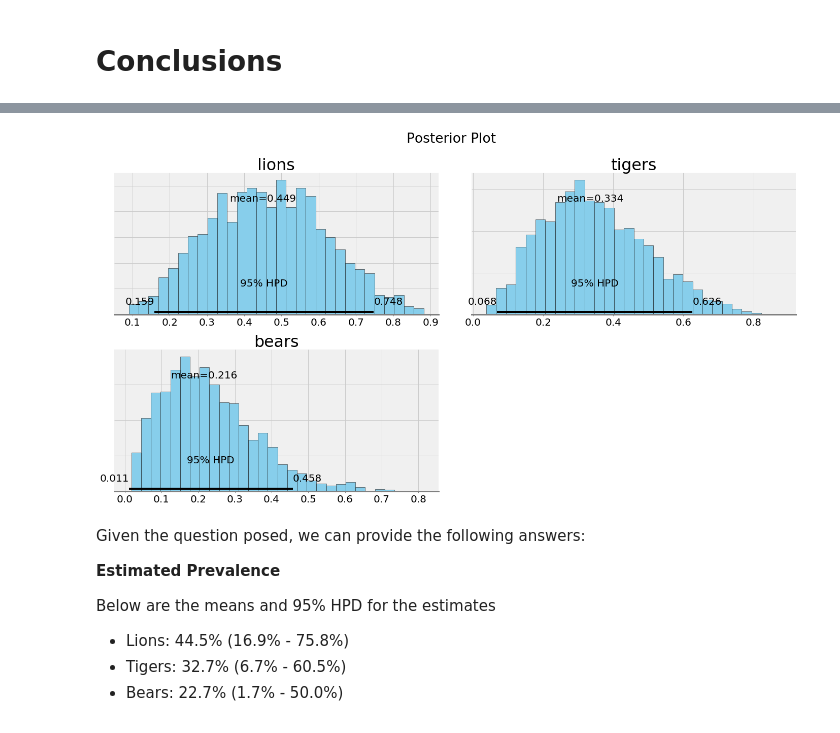
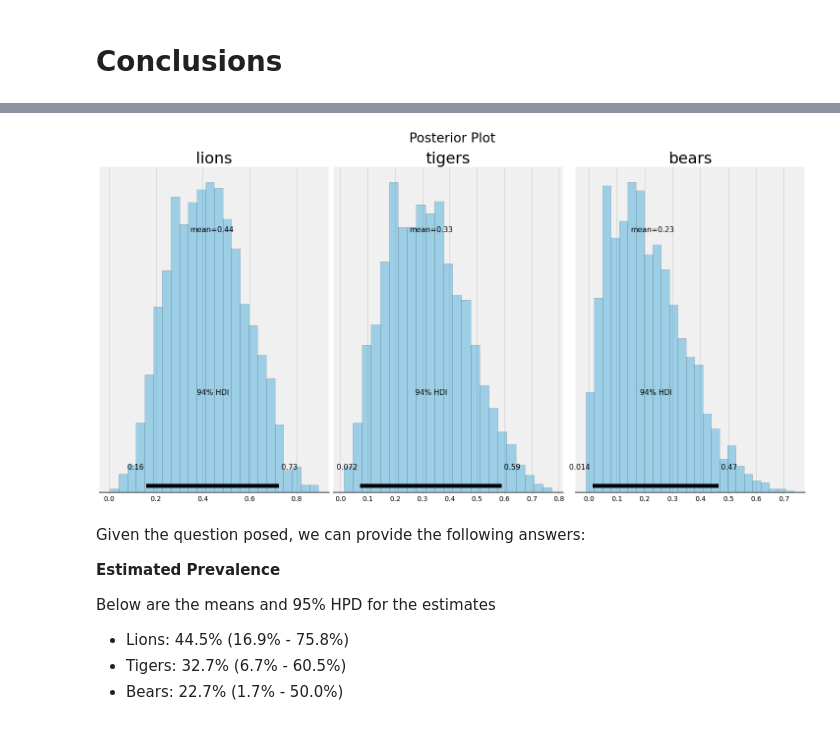
Before and after one commit to WillKoehrsen/probabilistic-programming, a Jupyter notebook: Estimating Probabilities with Bayesian Inference.ipynb, the cells around one changed output, grey strips where cells are left out. Cells and saved outputs as stored; diff of their text form; code cells hidden in the pictures.

```diff
--- a/Estimating Probabilities with Bayesian Inference.ipynb
+++ b/Estimating Probabilities with Bayesian Inference.ipynb
@@ -352,7 +355,7 @@ The MAP estimates are exactly the same as the observations. These are also the r
 We can now use the posterior (contained in the `trace`) to draw samples of data. For example, we can simulate 1000 trips to the wildlife preserve as follows.
 # %%
 with model:
-    samples = pm.sample_ppc(trace, samples = 1000)
+    samples = pm.sample_posterior_predictive(trace, samples = 1000)
 
 dict(zip(animals, samples['observed_data'].mean(axis = 0)))
 # %% [output]
@@ -461,7 +467,7 @@ summary
 # %% [markdown]
 The uncertainty of the prevalence of bears has decreased and the prevalence of the lions and tigers is nearly identical as expected from the data. As we gather more data, we can incorporate it into the model to get more accurate estimates. A larger amount of data will mean less uncertainty in the sampling as well.
 # %%
-ax = pm.plot_posterior(trace, varnames = ['parameters'],
+ax = pm.plot_posterior(trace, kind='hist',
                        figsize = (20, 10), edgecolor = 'k');
 
 plt.rcParams['font.size'] = 22
@@ -540,7 +554,7 @@ Next we compare the hyperparameters $\alpha = [0.1, 0.1, 0.1]$ with $\alpha = [1
 prior = '0.1'
 trace = trace_dict[prior]
 
-ax = pm.plot_posterior(trace, varnames = ['parameters'],
+ax = pm.plot_posterior(trace, kind='hist',
                        figsize = (20, 10), edgecolor = 'k');
 
 plt.rcParams['font.size'] = 22
@@ -563,7 +577,7 @@ summary
 prior = '15'
 trace = trace_dict[prior]
 
-ax = pm.plot_posterior(trace, varnames = ['parameters'],
+ax = pm.plot_posterior(trace, kind="hist",
                        figsize = (20, 10), edgecolor = 'k');
 
 plt.rcParams['font.size'] = 22
@@ -600,14 +614,14 @@ summary
 # %%
-ax = pm.plot_posterior(trace, varnames = ['parameters'],
+ax = pm.plot_posterior(trace, kind='hist',
                        figsize = (20, 10), edgecolor = 'k');
 
 plt.rcParams['font.size'] = 22
 for i, a in enumerate(animals):
     ax[i].set_title(a);
 
 plt.suptitle('Posterior Plot', y = 1.05);
 # %% [output]
-[figure, old version]
+[figure, new version]
 # %% [markdown]
 
 Given the question posed, we can provide the following answers:
```
Also changed, not shown: parts of 28 cells of this notebook.
